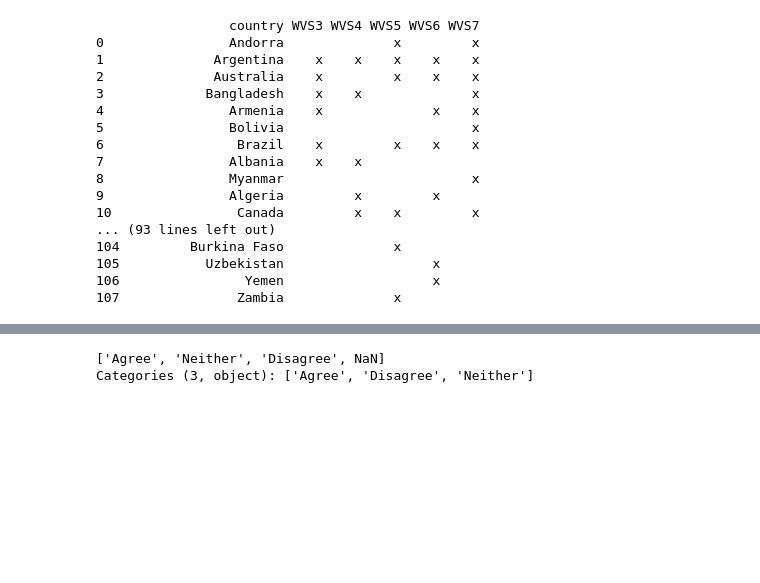
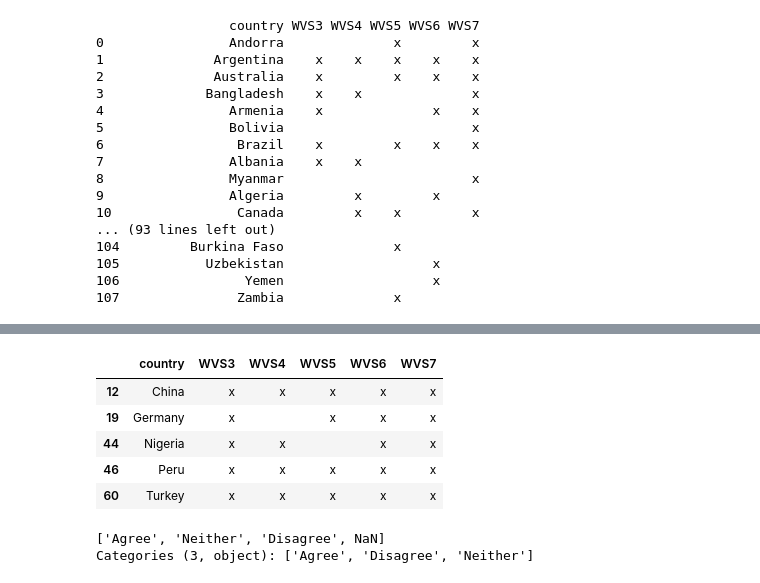
Before and after one commit to BeTheMaster/WorldGenderValues, a Jupyter notebook: src/View_WVS.ipynb, the cells around one changed output, grey strips where cells are left out. Saved outputs shown, nothing was run; the diff lists cells and outputs as text; code cells hidden in the pictures; blank space fills up the shorter version.

```diff
--- a/src/View_WVS.ipynb
+++ b/src/View_WVS.ipynb
@@ -118,2 +127,9 @@ print(availability[(availability.WVS3='x')&(availability.WVS4='x')&(availability
 # %%
-availability[(availability.country.isin([]))]
+availability[(availability.country.isin(['Germany','China','Turkey','Nigeria','Peru']))]
+# %% [output]
+|  | country | WVS3 | WVS4 | WVS5 | WVS6 | WVS7 |
+| 12 | China | x | x | x | x | x |
+| 19 | Germany | x |  | x | x | x |
+| 44 | Nigeria | x | x |  | x | x |
+| 46 | Peru | x | x | x | x | x |
+| 60 | Turkey | x | x | x | x | x |
```
Also changed, not shown: parts of 11 cells of this notebook, 41 other files.
